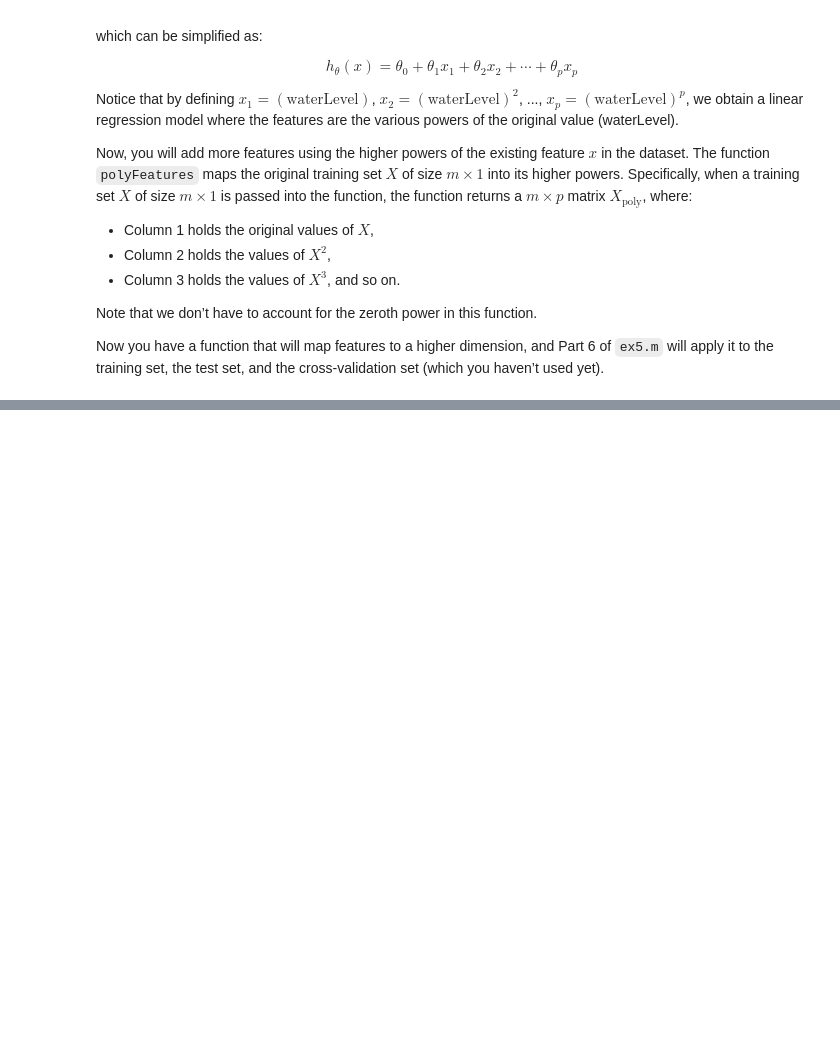
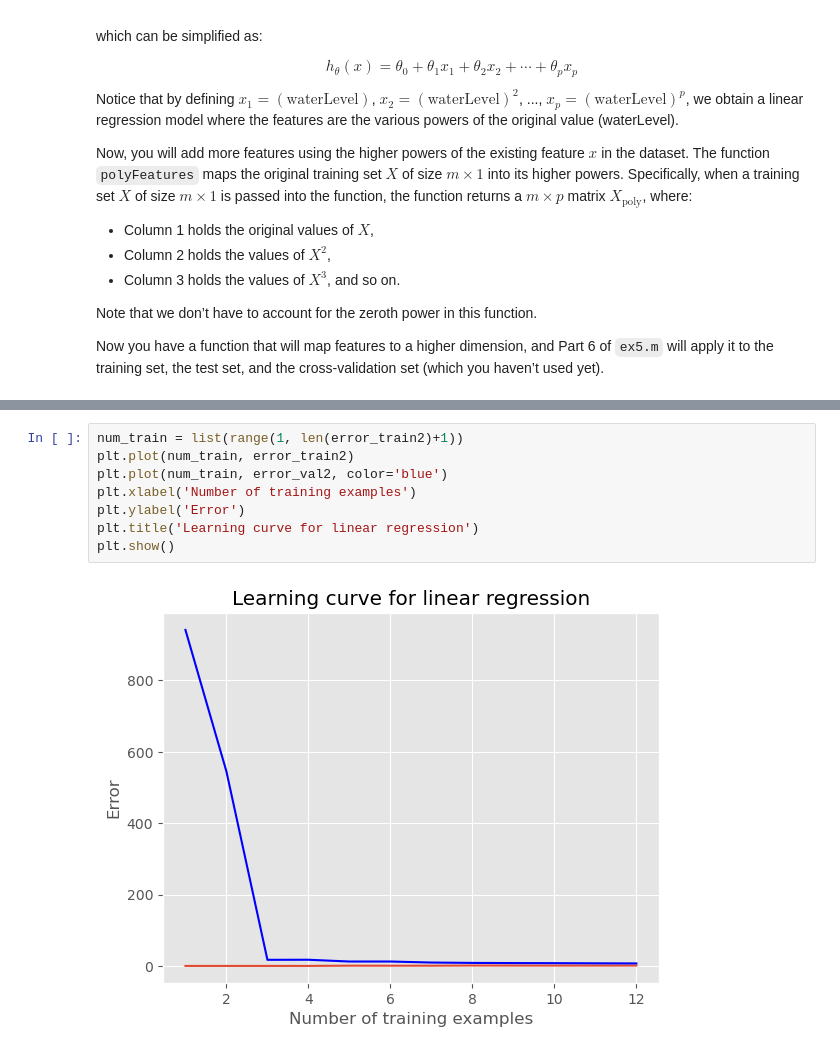
Before and after one commit to samisaf/Learning-AI, a Jupyter notebook: Coursera - Machine Learning/05 Variance and Bias.ipynb, the cells around one changed output, grey strips where cells are left out. Saved outputs shown, nothing was run; the diff lists cells and outputs as text; blank space fills up the shorter version.

```diff
--- a/Coursera - Machine Learning/05 Variance and Bias.ipynb
+++ b/Coursera - Machine Learning/05 Variance and Bias.ipynb
@@ -219,0 +255,10 @@ Now you have a function that will map features to a higher dimension, and Part 6
+# %%
+num_train = list(range(1, len(error_train2)+1))
+plt.plot(num_train, error_train2)
+plt.plot(num_train, error_val2, color='blue')
+plt.xlabel('Number of training examples')
+plt.ylabel('Error')
+plt.title('Learning curve for linear regression')
+plt.show()
+# %% [output]
+[figure, added]
```
Also changed, not shown: parts of 4 cells of this notebook.
